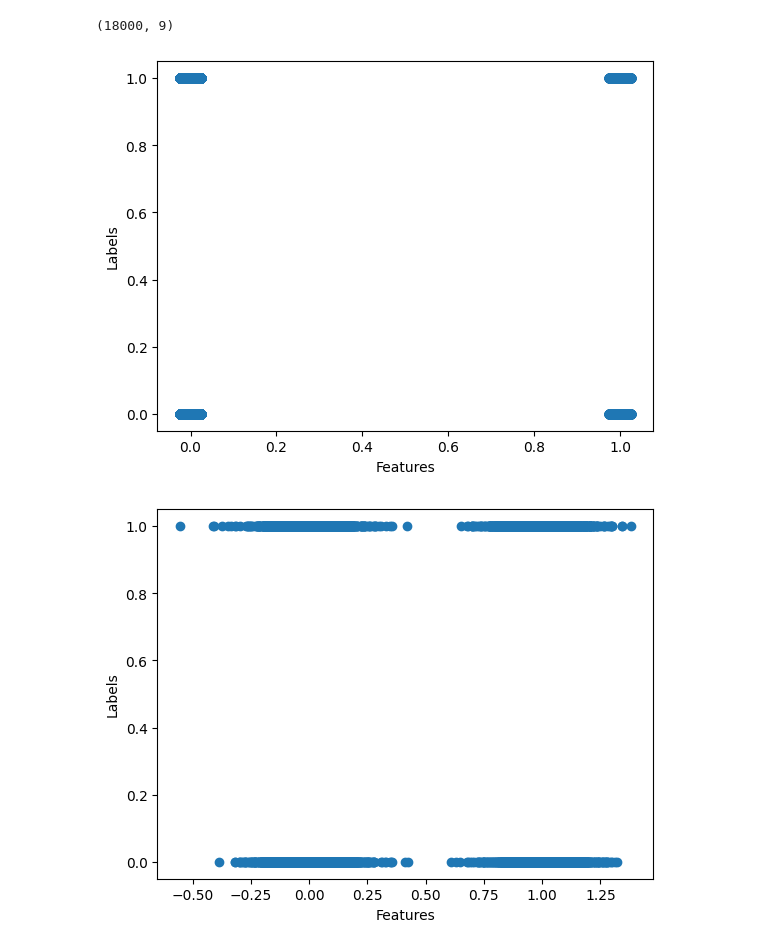
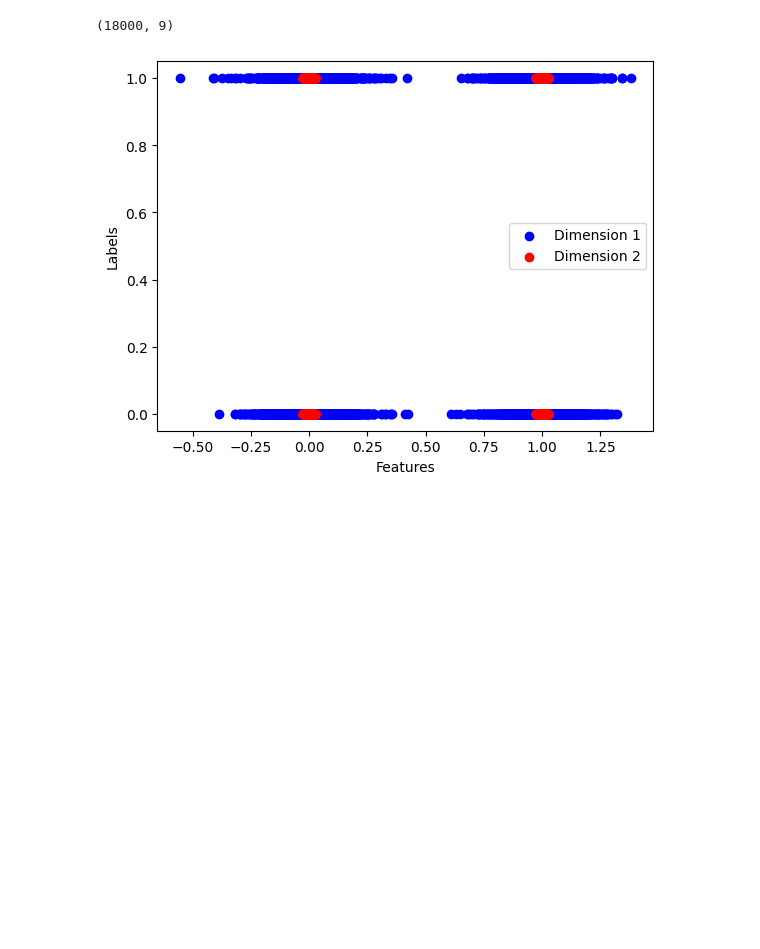
Before and after one commit to KevinGnanaraj/Kryptonite-N, a Jupyter notebook: main.ipynb, the cells around one changed output. Drawn from its saved outputs; the diff is of its cells as text; code cells hidden in the pictures; blank space fills up the shorter version.

```diff
--- a/main.ipynb
+++ b/main.ipynb
@@ -214,20 +218,20 @@ plt.savefig("data_imgs/nn.png")
 # %%
 # Data investigation:
 
 def load_data(n):
     X = np.load('Datasets/kryptonite-%s-X.npy'%(n))
     y = np.load('Datasets/kryptonite-%s-y.npy'%(n))
 
     print(X.shape)
-    for n in range(X.shape[1]):
-        plt.scatter(X[:, n], y)
-        plt.xlabel("Features")
-        plt.ylabel("Labels")
-        plt.savefig(f'data{n}.png')
-        plt.show()
+    colors = []
+    plt.scatter(X[:, 1], y, color="blue", label="Dimension 1")
+    plt.scatter(X[:, 2], y, color="red", label="Dimension 2")
+    plt.xlabel("Features")
+    plt.ylabel("Labels")
+    plt.legend(loc="best")
+    plt.savefig("data_final.png")
 
 load_data(9)
 # %% [output]
 (18000, 9)
-[figure, old version]
+[figure, new version]
-[figure, removed]
```
Also changed, not shown: parts of 7 cells of this notebook, 1 other file.
